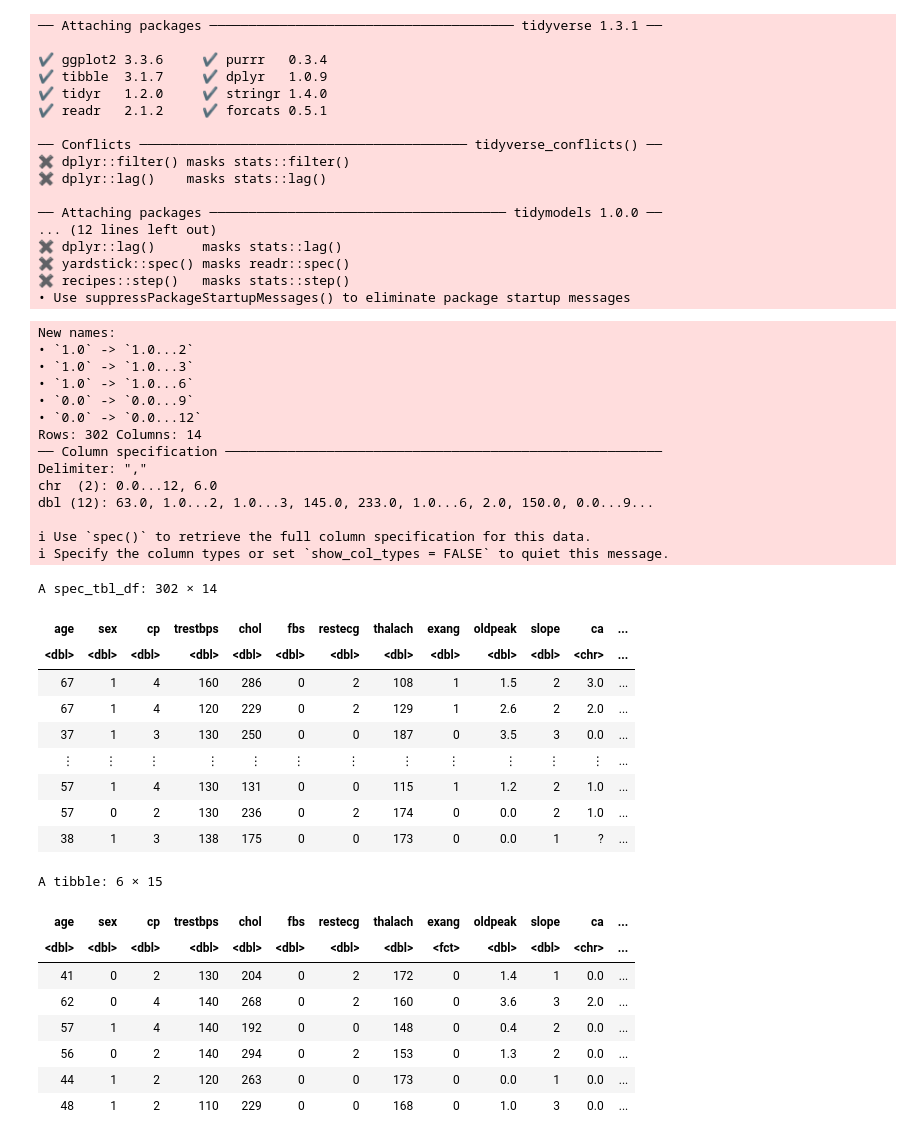
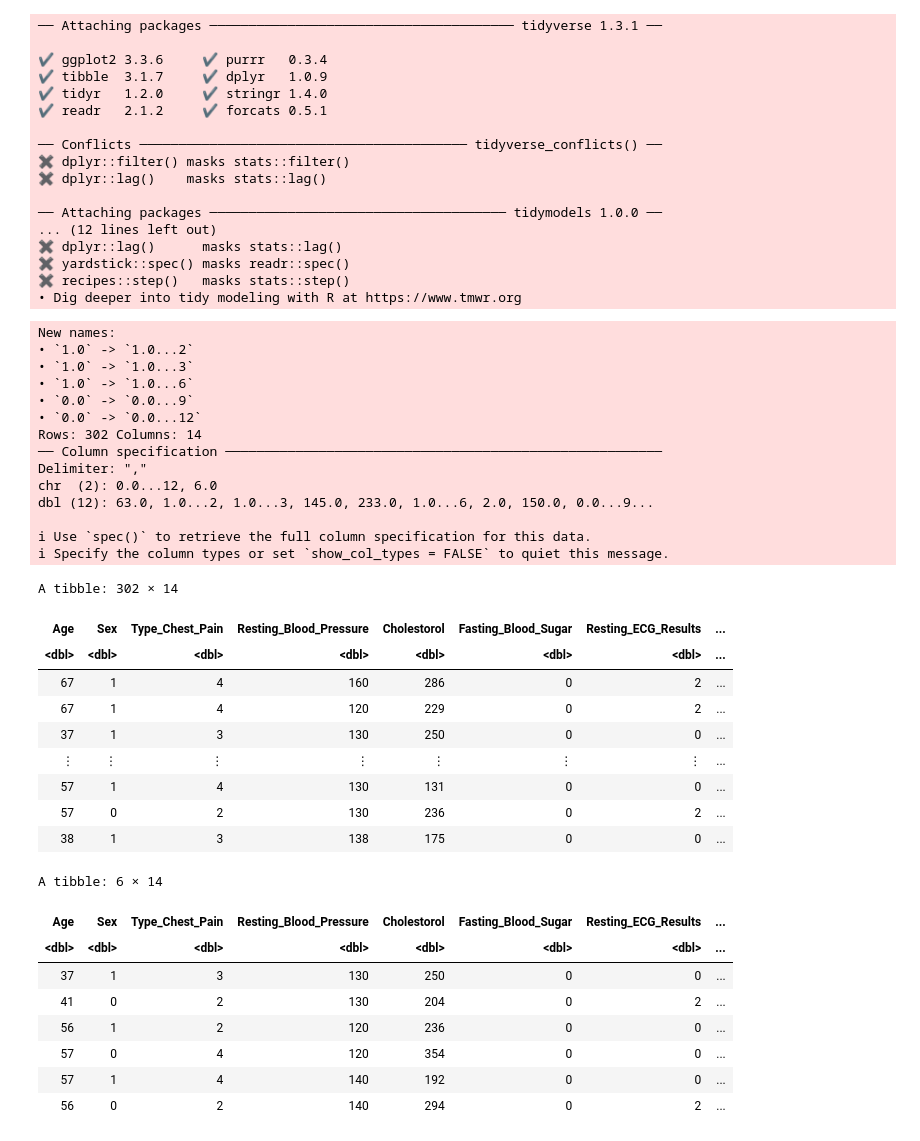
Before and after one commit to Vedkal19/Heart-Disease-Data, a Jupyter notebook: Heart Disease Data Project.ipynb, the cells around one changed output. Cells and saved outputs as stored; diff of their text form; code cells hidden in the pictures.

```diff
--- a/Heart Disease Data Project.ipynb
+++ b/Heart Disease Data Project.ipynb
@@ -1,7 +1,9 @@
 # %%
+#Libraries for classifying and modeling data
 library(tidyverse)
 library(tidymodels)
 library(repr)
+options(repr.matrix.max.rows = 6)
 # %% [output]
 ── Attaching packages ─────────────────────────────────────── tidyverse 1.3.1 ──
 
@@ -19,56 +21,64 @@ library(repr)
 ✖ dplyr::lag()      masks stats::lag()
 ✖ yardstick::spec() masks readr::spec()
 ✖ recipes::step()   masks stats::step()
-• Use suppressPackageStartupMessages() to eliminate package startup messages
+• Dig deeper into tidy modeling with R at https://www.tmwr.org
 # %%
 options(repr.matrix.max.rows = 6)
 
+#Read dataset from the repository
 cleveland_disease_data <- read_csv("https://archive.ics.uci.edu/ml/machine-learning-databases/heart-disease/processed.cleveland.data")
-colnames(cleveland_disease_data) <- c("age", "sex", "cp", "trestbps", "chol", "fbs", "restecg",
-                                         "thalach", "exang", "oldpeak", "slope", "ca", "thal", "num")
-cleveland_disease_data
 
-cleveland_clean <- cleveland_disease_data |>
-mutate(angina = ifelse(is.na(exang), NA, (exang > 0))) |>
-mutate(exang = as.factor(as.integer(exang)))
+#Make column names readable
+colnames(cleveland_disease_data) <- c("Age", "Sex", "Type_Chest_Pain", "Resting_Blood_Pressure", "Cholestorol", "Fasting_Blood_Sugar", "Resting_ECG_Results",
+                                         "Max_Heart_Rate", "Exercise_Angina", "ST_Depression_Exercise", "Slope", "Major_Vessels", "Thalassemia", "Diagnosis")
 
-cleveland_split <- initial_split(cleveland_clean, prop = 3/4, strata = angina)
+cleveland_tidy_data <- cleveland_disease_data |>
+    mutate(Diagnosis = case_when(Diagnosis != 0 ~ "Positive",
+                                 Diagnosis == 0 ~ "Negative")) |>
+    mutate(Diagnosis = as.factor(Diagnosis))
 
-cleveland_training <- training(cleveland_split)
-cleveland_testing <- testing(cleveland_split)
-
-head(cleveland_training)
+cleveland_tidy_data
 # %% [output]
 New names:
 • `1.0` -> `1.0...2`
 • `1.0` -> `1.0...3`
 • `1.0` -> `1.0...6`
 • `0.0` -> `0.0...9`
 • `0.0` -> `0.0...12`
 Rows: 302 Columns: 14
 ── Column specification ────────────────────────────────────────────────────────
 Delimiter: ","
 chr  (2): 0.0...12, 6.0
 dbl (12): 63.0, 1.0...2, 1.0...3, 145.0, 233.0, 1.0...6, 2.0, 150.0, 0.0...9...
 
 ℹ Use `spec()` to retrieve the full column specification for this data.
 ℹ Specify the column types or set `show_col_types = FALSE` to quiet this message.
-A spec_tbl_df: 302 × 14
+A tibble: 302 × 14
-| age | sex | cp | trestbps | chol | fbs | restecg | thalach | exang | oldpeak | slope | ca | ... |
-| <dbl> | <dbl> | <dbl> | <dbl> | <dbl> | <dbl> | <dbl> | <dbl> | <dbl> | <dbl> | <dbl> | <chr> | ... |
-| 67 | 1 | 4 | 160 | 286 | 0 | 2 | 108 | 1 | 1.5 | 2 | 3.0 | ... |
-| 67 | 1 | 4 | 120 | 229 | 0 | 2 | 129 | 1 | 2.6 | 2 | 2.0 | ... |
-| 37 | 1 | 3 | 130 | 250 | 0 | 0 | 187 | 0 | 3.5 | 3 | 0.0 | ... |
-| ⋮ | ⋮ | ⋮ | ⋮ | ⋮ | ⋮ | ⋮ | ⋮ | ⋮ | ⋮ | ⋮ | ⋮ | ... |
-| 57 | 1 | 4 | 130 | 131 | 0 | 0 | 115 | 1 | 1.2 | 2 | 1.0 | ... |
-| 57 | 0 | 2 | 130 | 236 | 0 | 2 | 174 | 0 | 0.0 | 2 | 1.0 | ... |
-| 38 | 1 | 3 | 138 | 175 | 0 | 0 | 173 | 0 | 0.0 | 1 | ? | ... |
+| Age | Sex | Type_Chest_Pain | Resting_Blood_Pressure | Cholestorol | Fasting_Blood_Sugar | Resting_ECG_Results | ... |
+| <dbl> | <dbl> | <dbl> | <dbl> | <dbl> | <dbl> | <dbl> | ... |
+| 67 | 1 | 4 | 160 | 286 | 0 | 2 | ... |
+| 67 | 1 | 4 | 120 | 229 | 0 | 2 | ... |
+| 37 | 1 | 3 | 130 | 250 | 0 | 0 | ... |
+| ⋮ | ⋮ | ⋮ | ⋮ | ⋮ | ⋮ | ⋮ | ... |
+| 57 | 1 | 4 | 130 | 131 | 0 | 0 | ... |
+| 57 | 0 | 2 | 130 | 236 | 0 | 2 | ... |
+| 38 | 1 | 3 | 138 | 175 | 0 | 0 | ... |
-A tibble: 6 × 15
-| age | sex | cp | trestbps | chol | fbs | restecg | thalach | exang | oldpeak | slope | ca | ... |
-| <dbl> | <dbl> | <dbl> | <dbl> | <dbl> | <dbl> | <dbl> | <dbl> | <fct> | <dbl> | <dbl> | <chr> | ... |
-| 41 | 0 | 2 | 130 | 204 | 0 | 2 | 172 | 0 | 1.4 | 1 | 0.0 | ... |
-| 62 | 0 | 4 | 140 | 268 | 0 | 2 | 160 | 0 | 3.6 | 3 | 2.0 | ... |
-| 57 | 1 | 4 | 140 | 192 | 0 | 0 | 148 | 0 | 0.4 | 2 | 0.0 | ... |
-| 56 | 0 | 2 | 140 | 294 | 0 | 2 | 153 | 0 | 1.3 | 2 | 0.0 | ... |
-| 44 | 1 | 2 | 120 | 263 | 0 | 0 | 173 | 0 | 0.0 | 1 | 0.0 | ... |
-| 48 | 1 | 2 | 110 | 229 | 0 | 0 | 168 | 0 | 1.0 | 3 | 0.0 | ... |
+# %%
+set.seed(2000)
+#Splitting data into training and testing datasets
+cleveland_split <- initial_split(cleveland_tidy_data, prop = 0.75, strata = Diagnosis)
+
+cleveland_training <- training(cleveland_split)
+cleveland_testing <- testing(cleveland_split)
+
+head(cleveland_training)
+# %% [output]
+A tibble: 6 × 14
+| Age | Sex | Type_Chest_Pain | Resting_Blood_Pressure | Cholestorol | Fasting_Blood_Sugar | Resting_ECG_Results | ... |
+| <dbl> | <dbl> | <dbl> | <dbl> | <dbl> | <dbl> | <dbl> | ... |
+| 37 | 1 | 3 | 130 | 250 | 0 | 0 | ... |
+| 41 | 0 | 2 | 130 | 204 | 0 | 2 | ... |
+| 56 | 1 | 2 | 120 | 236 | 0 | 0 | ... |
+| 57 | 0 | 4 | 120 | 354 | 0 | 0 | ... |
+| 57 | 1 | 4 | 140 | 192 | 0 | 0 | ... |
+| 56 | 0 | 2 | 140 | 294 | 0 | 2 | ... |
```
Also changed, not shown: parts of 2 cells of this notebook.
